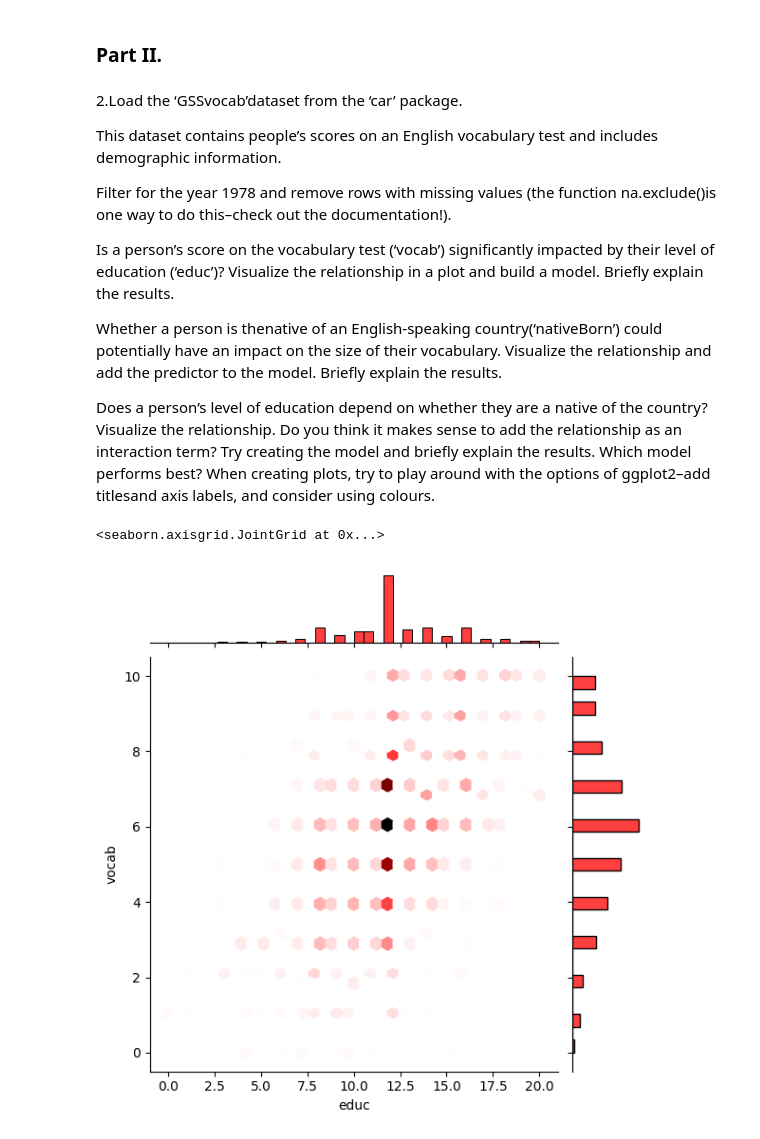
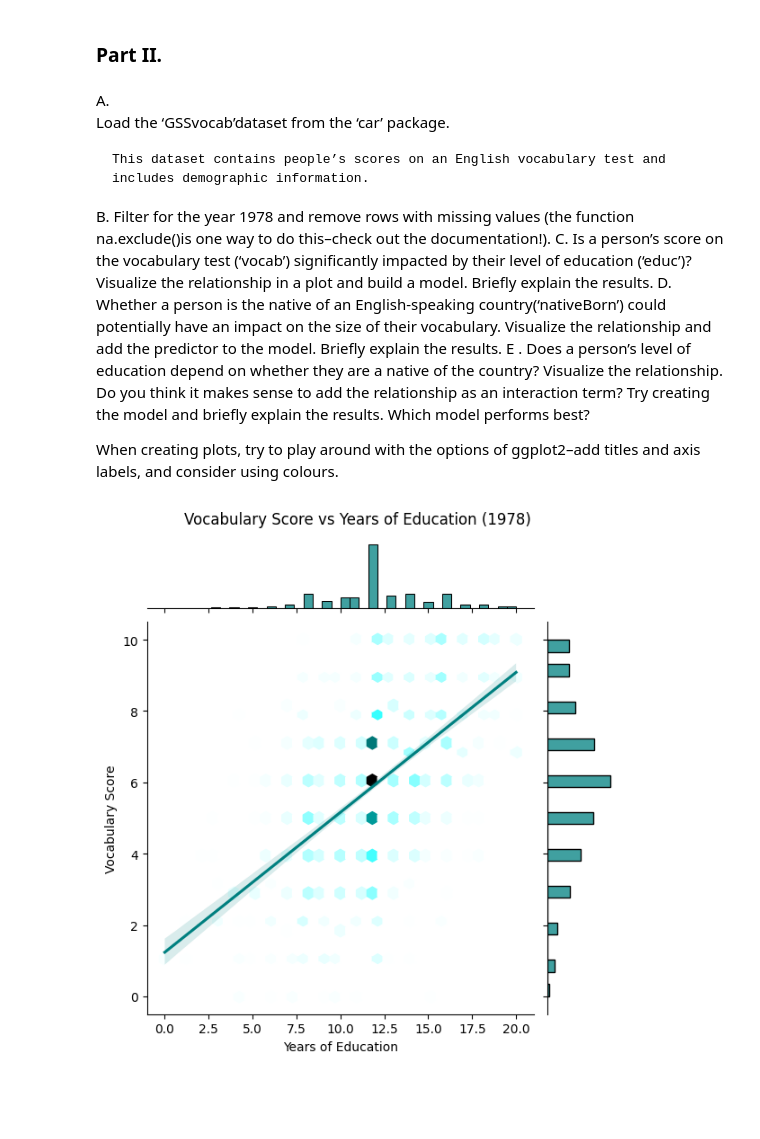
Before and after one commit to samuelnehrer02/CDataScience, a Jupyter notebook: PA2/assignment_2.ipynb, the cells around one changed output. Saved outputs shown, nothing was run; the diff lists cells and outputs as text; code cells hidden in the pictures; blank space fills up the shorter version.

```diff
--- a/PA2/assignment_2.ipynb
+++ b/PA2/assignment_2.ipynb
@@ -54,26 +57,29 @@ sns.heatmap(data1.corr(), annot=True)
 # %% [markdown]
 ### Part II.
 # %% [markdown]
-2.Load the ‘GSSvocab’dataset from the ‘car’ package.
+A.
+    Load the ‘GSSvocab’dataset from the ‘car’ package.
 
-This dataset contains people’s scores on an English vocabulary test and includes demographic information.
+    This dataset contains people’s scores on an English vocabulary test and includes demographic information.
+B.
+    Filter for the year 1978 and remove rows with missing values (the function na.exclude()is one way to do this–check out the documentation!).
+C.
+    Is a person’s  score on the vocabulary test  (‘vocab’) significantly impacted by their level  of education (‘educ’)?
+    Visualize the relationship in a plot and build a model. Briefly explain the results.
+D.
+    Whether a person is the native of an English-speaking country(‘nativeBorn’) could potentially have an impact on the size of their vocabulary. Visualize the relationship and add the predictor to the model. Briefly explain the results.
+E .
+    Does  a  person’s  level  of  education  depend  on  whether they  are  a  native  of  the  country?
+    Visualize the relationship. Do you think it makes sense to add the relationship as an interaction term?
+    Try creating the model and briefly explain the results.
+    Which model performs best?
 
-Filter for the year 1978 and remove rows with missing values (the function na.exclude()is one way to do this–check out the documentation!).
-
-Is a person’s  score on the vocabulary test  (‘vocab’) significantly impacted by their level  of education (‘educ’)?
-Visualize the relationship in a plot and build a model. Briefly explain the results.
-
-Whether a person is thenative of an English-speaking country(‘nativeBorn’) could potentially have an impact on the size of their vocabulary.
-Visualize the relationship and add the predictor to the model. Briefly explain the results.
-
-Does  a  person’s  level  of  education  depend  on  whether they  are  a  native  of  the  country?
-Visualize the relationship. Do you think it makes sense to add the relationship as an interaction term?
-Try creating the model and briefly explain the results.
-Which model performs best?
-When creating plots, try to play around with the options of ggplot2–add titlesand axis labels, and consider using colours.
+When creating plots, try to play around with the options of ggplot2–add titles and axis labels, and consider using colours.
 # %%
+# A.
+
 # Lets load the second dataset
-data2 = pd.read_csv('dss_vocab.csv')
+data2 = pd.read_csv('../data/dss_vocab.csv')
 # %%
 # remove the column Unnamed: 0
 data2 = data2.drop('Unnamed: 0', axis=1)
@@ -83,11 +91,21 @@ data2_1978 = data2[data2['year'] == 1978]
 # and remove the rows with missing values
 data2_1978 = data2_1978.dropna()
 # %%
-# now visualize this as a histogram on x axis and y axis
-sns.jointplot(x=data2_1978['educ'], y=data2_1978['vocab'], kind='hex', color='red')
+# C.
+
+# First visualize this as a histogram on x axis and y axis
+g = sns.jointplot(x=data2_1978['educ'], y=data2_1978['vocab'], kind='hex', color='teal')
+
+# add a regression line on top
+sns.regplot(x=data2_1978['educ'], y=data2_1978['vocab'], ax=g.ax_joint, scatter=False, color='teal')
+
+# and some labels
+g.set_axis_labels('Years of Education', 'Vocabulary Score')
+g.figure.suptitle('Vocabulary Score vs Years of Education (1978)', y=1.03)
+
+plt.show()
 # %% [output]
-<seaborn.axisgrid.JointGrid at 0x...>
-[figure, old version]
+[figure, new version]
 # %%
 import statsmodels.api as sm
 
```
Also changed, not shown: parts of 13 cells of this notebook.
